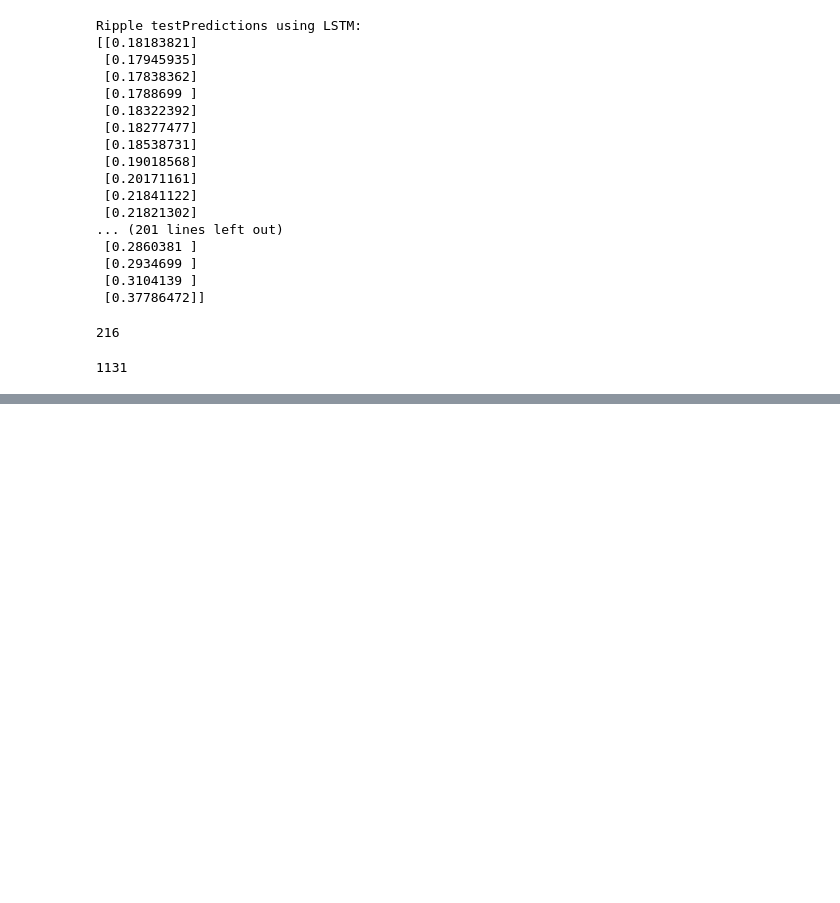
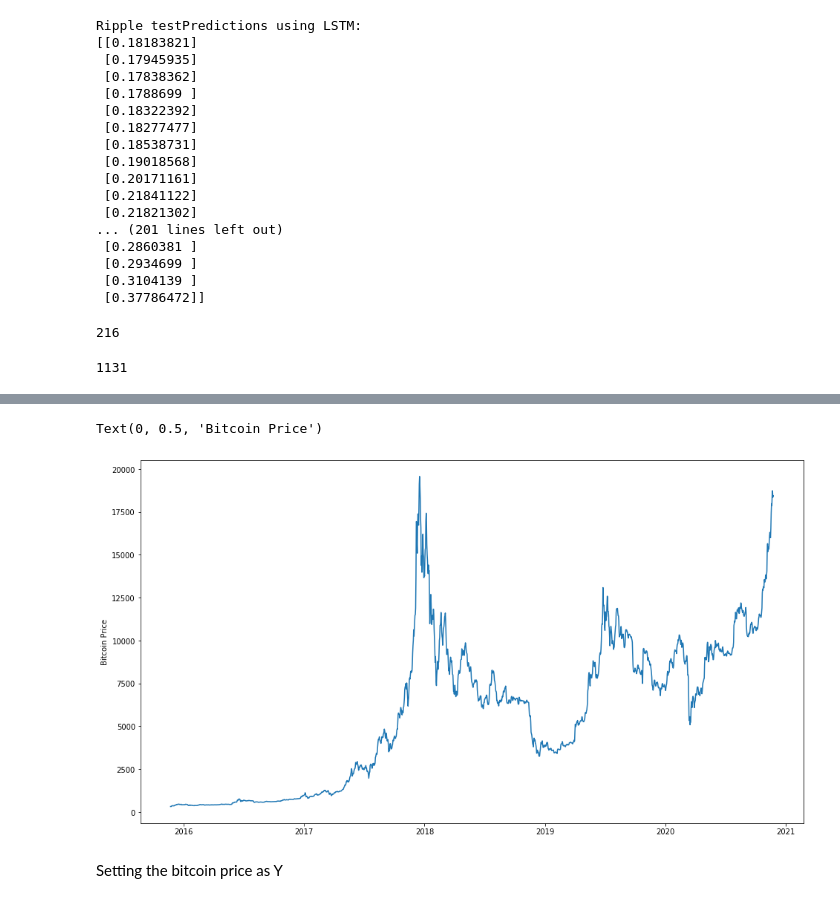
Before and after one commit to MohammedAamerHussain/Crypto-Portfolio-optimization, a Jupyter notebook: Cryptocurrency Asset Optimization.ipynb, the cells around one changed output, grey strips where cells are left out. Saved outputs shown, nothing was run; the diff lists cells and outputs as text; code cells hidden in the pictures; blank space fills up the shorter version.

```diff
--- a/Crypotocurrency Asset Optimization.ipynb
+++ b/Cryptocurrency Asset Optimization.ipynb
@@ -1217,0 +1340,19 @@ df_litecoin.shape
+# %%
+X = df_btc
+X["btc_price"] = (2*df_btc.High + df_btc.Low + df_btc.Close)/4
+# %%
+X.drop(columns = ['Date','Open','High','Low','Close','Adj Close'], inplace = True)
+# %%
+X.columns = ['Volume','btc_price']
+# %%
+X.drop(X[X.Volume.isnull()].index,inplace=True)
+X.drop(X[X.Volume == '-'].index,inplace=True)
+# %%
+fig, (ax1) = plt.subplots(1, 1, figsize=(16,9))
+ax1.plot(X.index,X['btc_price'])
+ax1.set_ylabel("Bitcoin Price")
+# %% [output]
+Text(0, 0.5, 'Bitcoin Price')
+[figure, added]
+# %% [markdown]
+Setting the bitcoin price as Y
```
Also changed, not shown: parts of 81 cells of this notebook, 1 other file.
